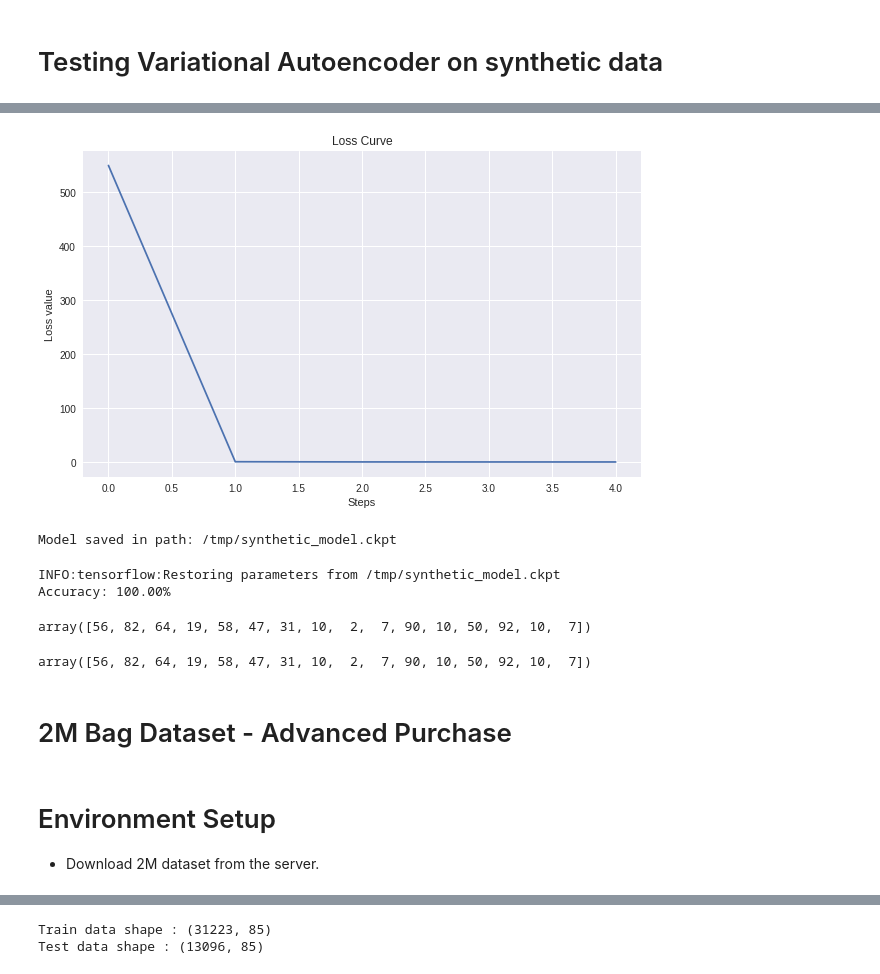
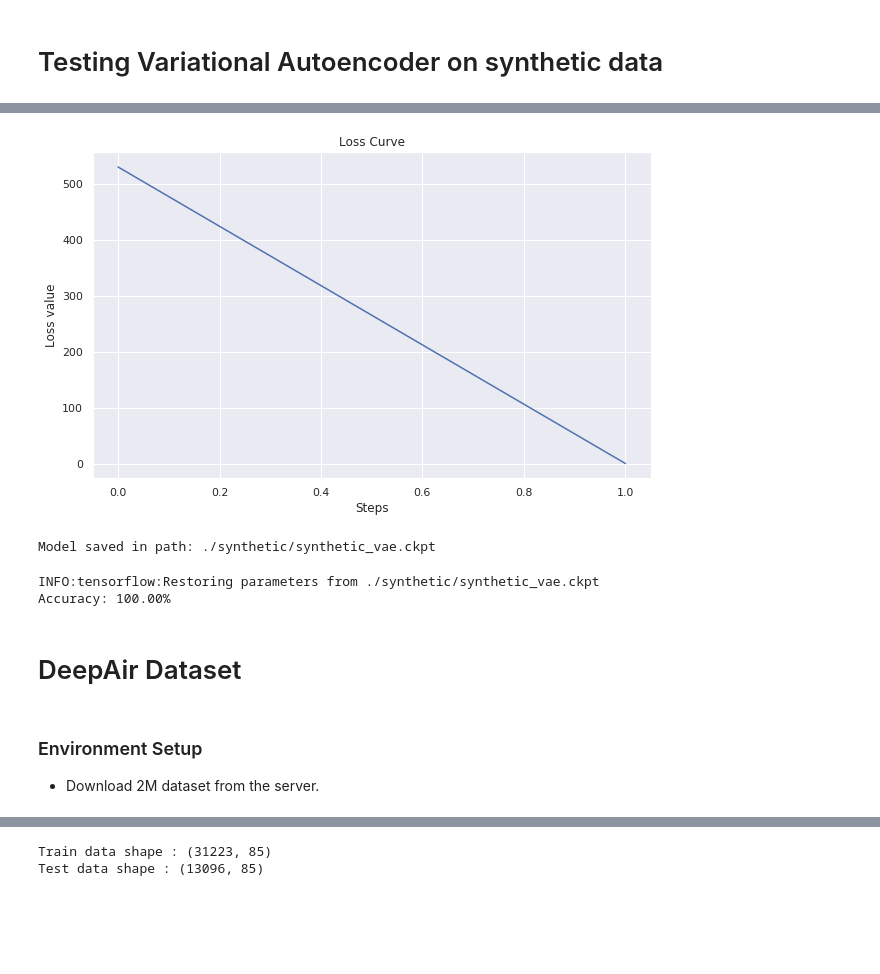
Before and after one commit to namanUIUC/Deep-Reinforcement-Learning-AAP, a Jupyter notebook: notebooks/FeatureEmbeddings/VAE_playground.ipynb, the cells around one changed output, grey strips where cells are left out. Drawn from its saved outputs; the diff is of its cells as text; code cells hidden in the pictures; blank space fills up the shorter version.

```diff
--- a/notebooks/FeatureEmbeddings/VAE_playground.ipynb
+++ b/notebooks/FeatureEmbeddings/VAE_playground.ipynb
@@ -397,19 +398,22 @@ def get_synthetic_data(classes=2, sample_size=1000):
 # Data
 syn_onehot = get_synthetic_data(10, 1000)
 
-config = {'ndims': syn_onehot.shape[1],
+# configuration dictionary
+config = {'name' : 'synthetic_vae',
+          'ndims': syn_onehot.shape[1],
           'nlatent': 10,
           'encoder': {'h1': 100,'h2': 50},
           'decoder': {'h1': 50, 'h2': 100},
-          'weights': {'reconstruction':1000, 'latent':0.0001}
+          'weights': {'reconstruction':1000, 'latent':0.00001},
+          'path': {'save':'./synthetic/', 'load':'./synthetic/'}
           }
 
-
 # Build model.
-model = VariationalAutoencoder(config, name='synthetic_model')
+model = VariationalAutoencoder(config)
 
 # Start training
-train(model, syn_onehot, learning_rate=0.0005, batch_size=16, epochs=5)
+train(model, syn_onehot, learning_rate=0.0005, batch_size=16, epochs=2)
 
+# Save
 model.save()
 # %% [output]
@@ -419,26 +421,18 @@ Epoch:      5, Avg. loss: 0.0547, Latent loss: 299.9753, Reconstruction loss: 0.
-[figure, old version]
+[figure, new version]
-Model saved in path: /tmp/synthetic_model.ckpt
+Model saved in path: ./synthetic/synthetic_vae.ckpt
 # %%
 model.load()
 acc = model.score(get_synthetic_data(10, 1000))
 print('Accuracy: {0:>6.2%}'.format(acc))
 # %% [output]
-INFO:tensorflow:Restoring parameters from /tmp/synthetic_model.ckpt
+INFO:tensorflow:Restoring parameters from ./synthetic/synthetic_vae.ckpt
 Accuracy: 100.00%
 # %%
 embeddings = model.encode_samples(get_synthetic_data(10, 1000))
-# %%
-np.argmax(batch[0][0], axis=1)
-# %% [output]
-array([56, 82, 64, 19, 58, 47, 31, 10,  2,  7, 90, 10, 50, 92, 10,  7])
-# %%
-np.argmax(model.generate_samples(z[0]), axis=1)
-# %% [output]
-array([56, 82, 64, 19, 58, 47, 31, 10,  2,  7, 90, 10, 50, 92, 10,  7])
-# %% [markdown]
-# 2M Bag Dataset - Advanced Purchase
+# %% [markdown]
+# DeepAir Dataset
 # %% [markdown]
-# Environment Setup
+### Environment Setup
 
 - Download 2M dataset from the server.
 # %%
```
Also changed, not shown: parts of 46 cells of this notebook, 1 other file.
